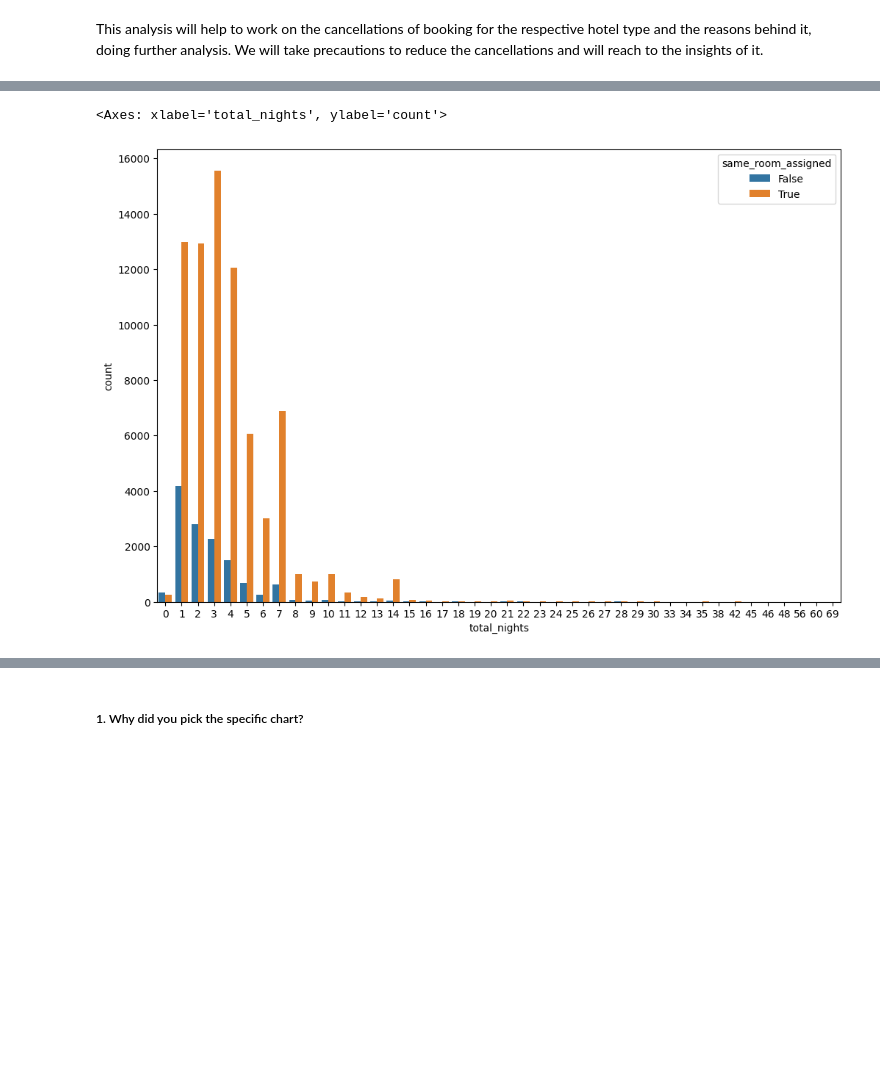
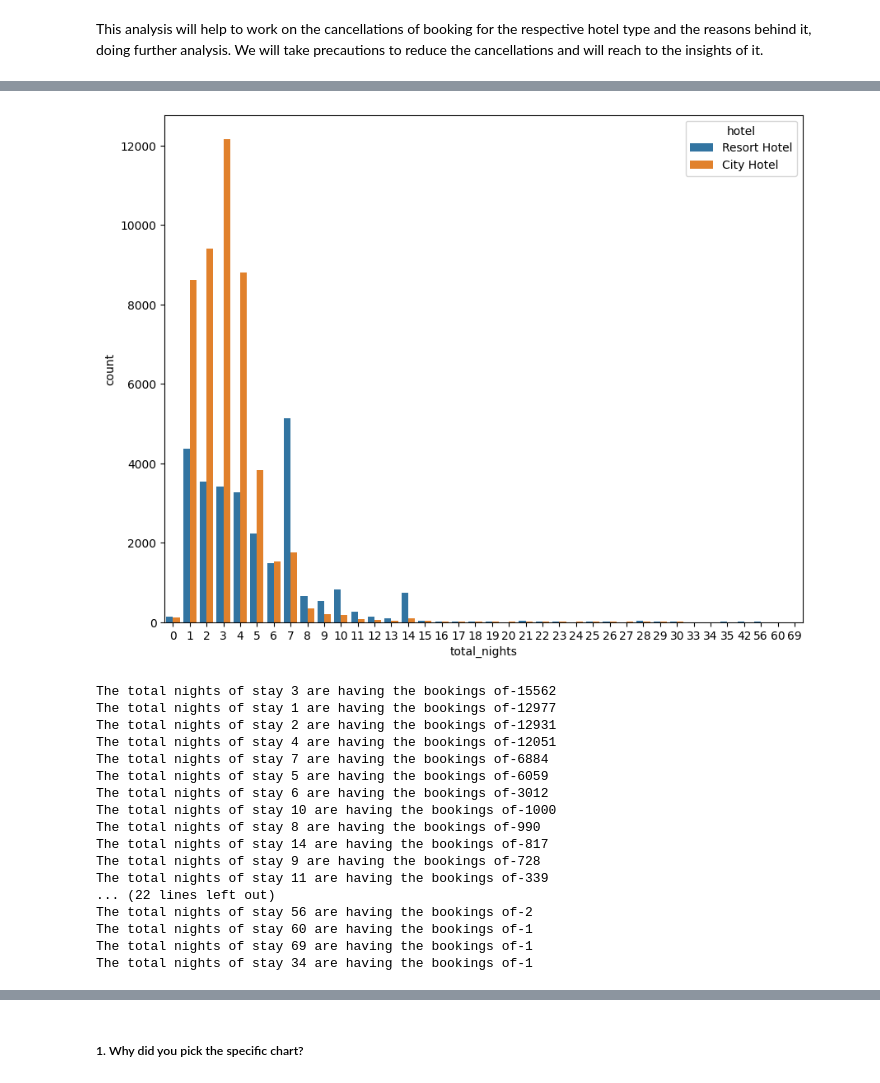
Before and after one commit to Jamal1018/EDA_Hotel_booking_analysis, a Jupyter notebook: EDA_on_Hotel_Booking_Analysis.ipynb, the cells around one changed output, grey strips where cells are left out. Drawn from its saved outputs; the diff is of its cells as text; code cells hidden in the pictures; blank space fills up the shorter version.

```diff
--- a/EDA_on_Hotel_Booking_Analysis.ipynb
+++ b/EDA_on_Hotel_Booking_Analysis.ipynb
@@ -878,8 +876,28 @@ sns.barplot(x =x , y = y)
-# %%
-df['same_room_assigned'] = df['reserved_room_type']==df['assigned_room_type']
-
-plt.figure(figsize = (12,8))
-sns.countplot(x= df['total_nights'], hue = df['same_room_assigned'])
-# %% [output]
-<Axes: xlabel='total_nights', ylabel='count'>
-[figure, removed]
+# %%
+# total nights of stay when same room is alloted which is reserved while booking
+same_room_assigned = df[df['reserved_room_type'] == df['assigned_room_type']]
+plt.figure(figsize = (10,8))
+sns.countplot(x= same_room_assigned['total_nights'], hue = same_room_assigned['hotel'])
+plt.show()
+
+for i, j in same_room_assigned['total_nights'].value_counts().items():
+  print(f'The total nights of stay {i} are having the bookings of {j}')
+# %% [output]
+[figure, added]
+The total nights of stay 3 are having the bookings of-15562
+The total nights of stay 1 are having the bookings of-12977
+The total nights of stay 2 are having the bookings of-12931
+The total nights of stay 4 are having the bookings of-12051
+The total nights of stay 7 are having the bookings of-6884
+The total nights of stay 5 are having the bookings of-6059
+The total nights of stay 6 are having the bookings of-3012
+The total nights of stay 10 are having the bookings of-1000
+The total nights of stay 8 are having the bookings of-990
+The total nights of stay 14 are having the bookings of-817
+The total nights of stay 9 are having the bookings of-728
+The total nights of stay 11 are having the bookings of-339
+... (22 lines left out)
+The total nights of stay 56 are having the bookings of-2
+The total nights of stay 60 are having the bookings of-1
+The total nights of stay 69 are having the bookings of-1
+The total nights of stay 34 are having the bookings of-1
```
Also changed, not shown: parts of 9 cells of this notebook.
